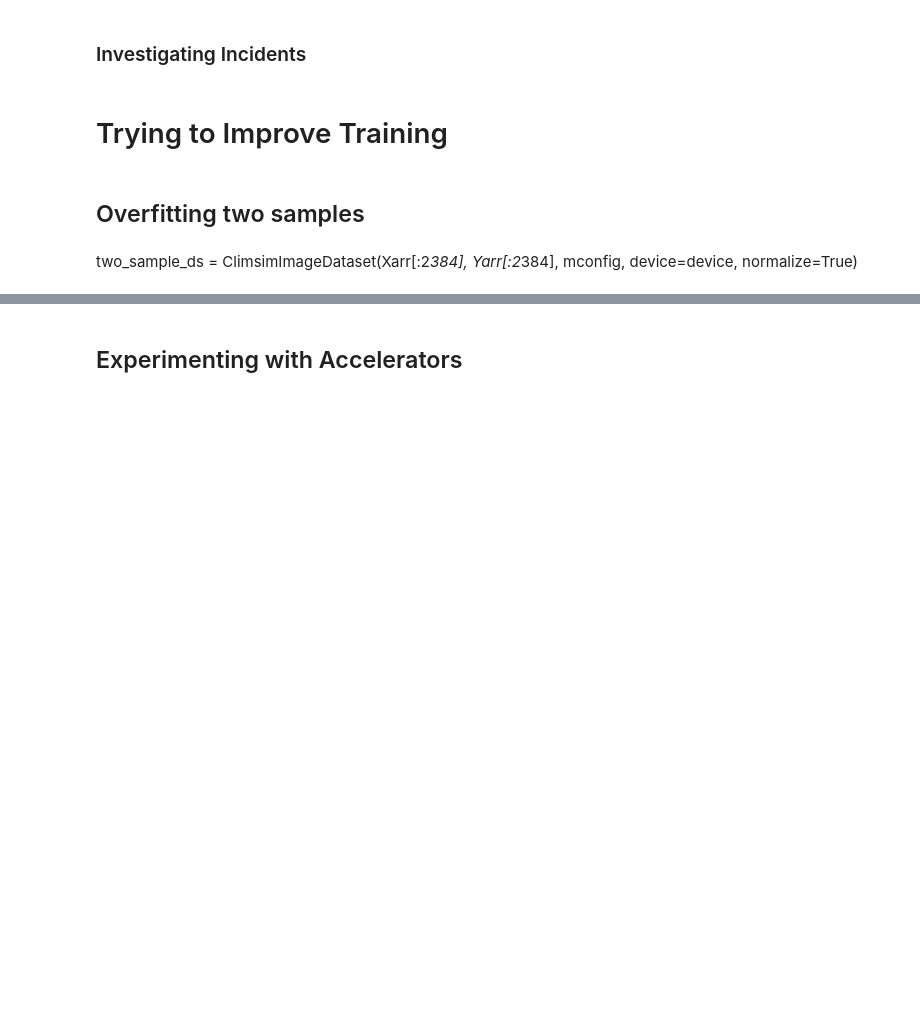
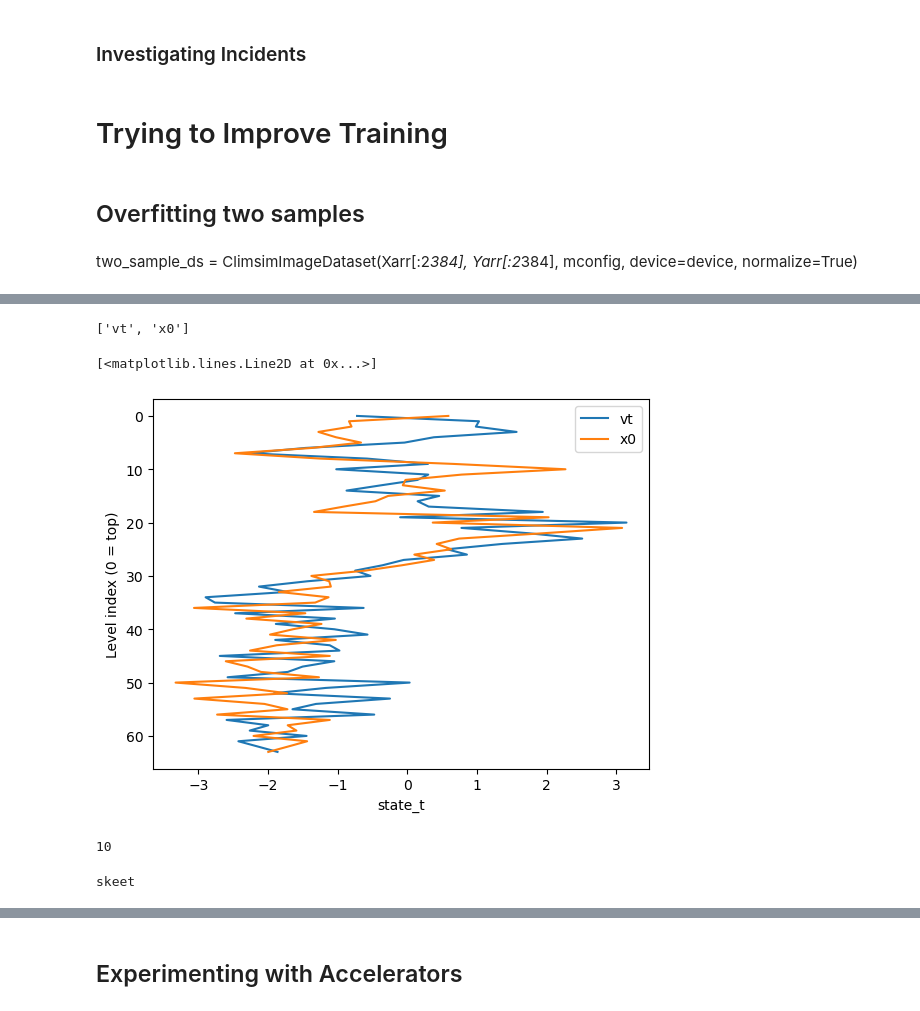
Before and after one commit to SammyAgrawal/diffusion-climsim, a Jupyter notebook: Notebooks/DebuggingRuns.ipynb, the cells around one changed output, grey strips where cells are left out. Cells and saved outputs as stored; diff of their text form; code cells hidden in the pictures; blank space fills up the shorter version.

```diff
--- a/Notebooks/DebuggingRuns.ipynb
+++ b/Notebooks/DebuggingRuns.ipynb
@@ -1021,0 +1071,5 @@ two_sample_ds = ClimsimImageDataset(Xarr[:2*384], Yarr[:2*384], mconfig, device=
+# %%
+mconfig = tru.ModelConfig()
+scheduler = tru.load_scheduler(mconfig)
+scheduler.prediction_type = "v_prediction"
+scheduler
@@ -1022,8 +1125,5 @@ two_sample_ds = ClimsimImageDataset(Xarr[:2*384], Yarr[:2*384], mconfig, device=
 # %%
-#two_sample_dl = DataLoader(two_sample_ds, shuffle=tconfig.shuffle_data['train'], batch_size=2)
-two_sample_dl = DataLoader(two_sample_ds, shuffle=tconfig.shuffle_data['train'], batch_size=2)
-batch = next(iter(two_sample_dl))
-noisy_images, timesteps, noise = two_sample_dl.dataset.noise_batch(batch)
-
-optimizer = diff.trainers.create_optimizer(model, tconfig)
-lr_scheduler = load_lr_scheduler(tconfig, optimizer, two_sample_dl)
+x0 = y[::3][::5][::7][:16].to(device)
+eps = torch.randn(x0.shape, device=device)
+timesteps = torch.full((x0.shape[0],), 70, device=device, dtype=torch.long)
+xt = scheduler.add_noise(x0, eps, timesteps)
@@ -1056,0 +1148,6 @@ lr_scheduler = load_lr_scheduler(tconfig, )
+# %%
+evals.plot_profile(torch.cat([vt[i:i+1], -xt[i:i+1]], axis=0), var_index=0, labels='vt x0'.split(), ds=ds)
+# %% [output]
+['vt', 'x0']
+[<matplotlib.lines.Line2D at 0x...>]
+[figure, added]
@@ -1056,0 +1163,8 @@ lr_scheduler = load_lr_scheduler(tconfig, )
+# %%
+model.config.out_channels
+# %% [output]
+10
+# %%
+model = tru.ModelLens(pass_config(ClimsimUNet1DModel, mconfig.unet).to(device))
+# %% [output]
+skeet
```
Also changed, not shown: parts of 119 cells of this notebook, 16 other files.
